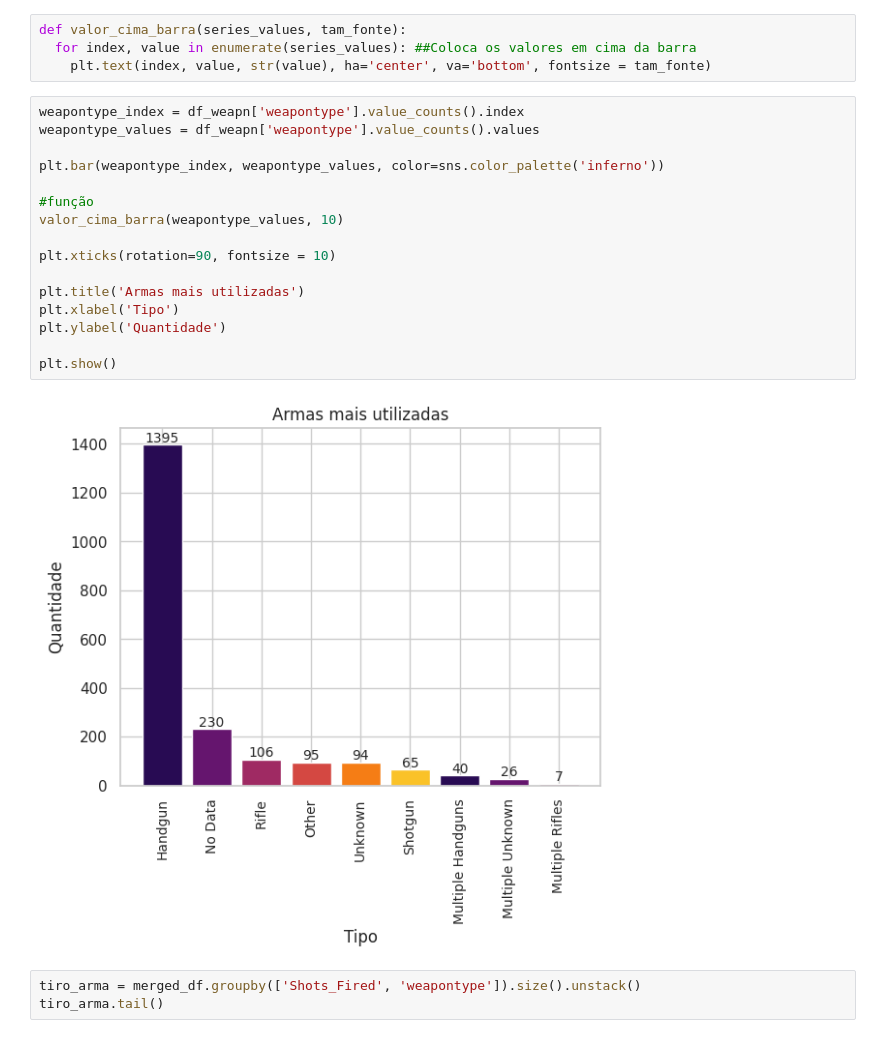
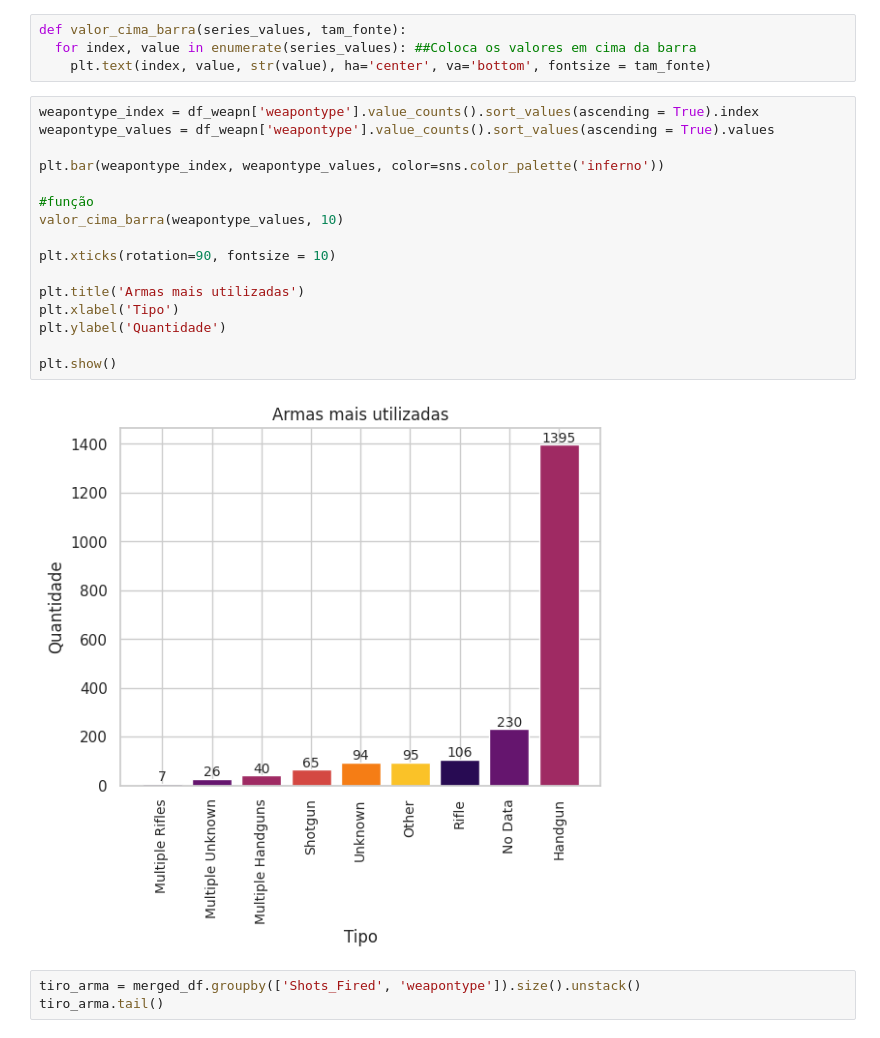
Before and after one commit to mariabandeira/gunviolence, a Jupyter notebook: Violência_Escolar.ipynb, the cells around one changed output. Saved outputs shown, nothing was run; the diff lists cells and outputs as text.

```diff
--- a/Violência_Escolar.ipynb
+++ b/Violência_Escolar.ipynb
@@ -1409,23 +1470,23 @@ def valor_cima_barra(series_values, tam_fonte):
   for index, value in enumerate(series_values): ##Coloca os valores em cima da barra
     plt.text(index, value, str(value), ha='center', va='bottom', fontsize = tam_fonte)
 # %%
-weapontype_index = df_weapn['weapontype'].value_counts().index
-weapontype_values = df_weapn['weapontype'].value_counts().values
+weapontype_index = df_weapn['weapontype'].value_counts().sort_values(ascending = True).index
+weapontype_values = df_weapn['weapontype'].value_counts().sort_values(ascending = True).values
 
 plt.bar(weapontype_index, weapontype_values, color=sns.color_palette('inferno'))
 
 #função
 valor_cima_barra(weapontype_values, 10)
 
 plt.xticks(rotation=90, fontsize = 10)
 
 plt.title('Armas mais utilizadas')
 plt.xlabel('Tipo')
 plt.ylabel('Quantidade')
 
 plt.show()
 # %% [output]
-[figure, old version]
+[figure, new version]
 # %%
 tiro_arma = merged_df.groupby(['Shots_Fired', 'weapontype']).size().unstack()
 tiro_arma.tail()
```
Also changed, not shown: parts of 28 cells of this notebook.
